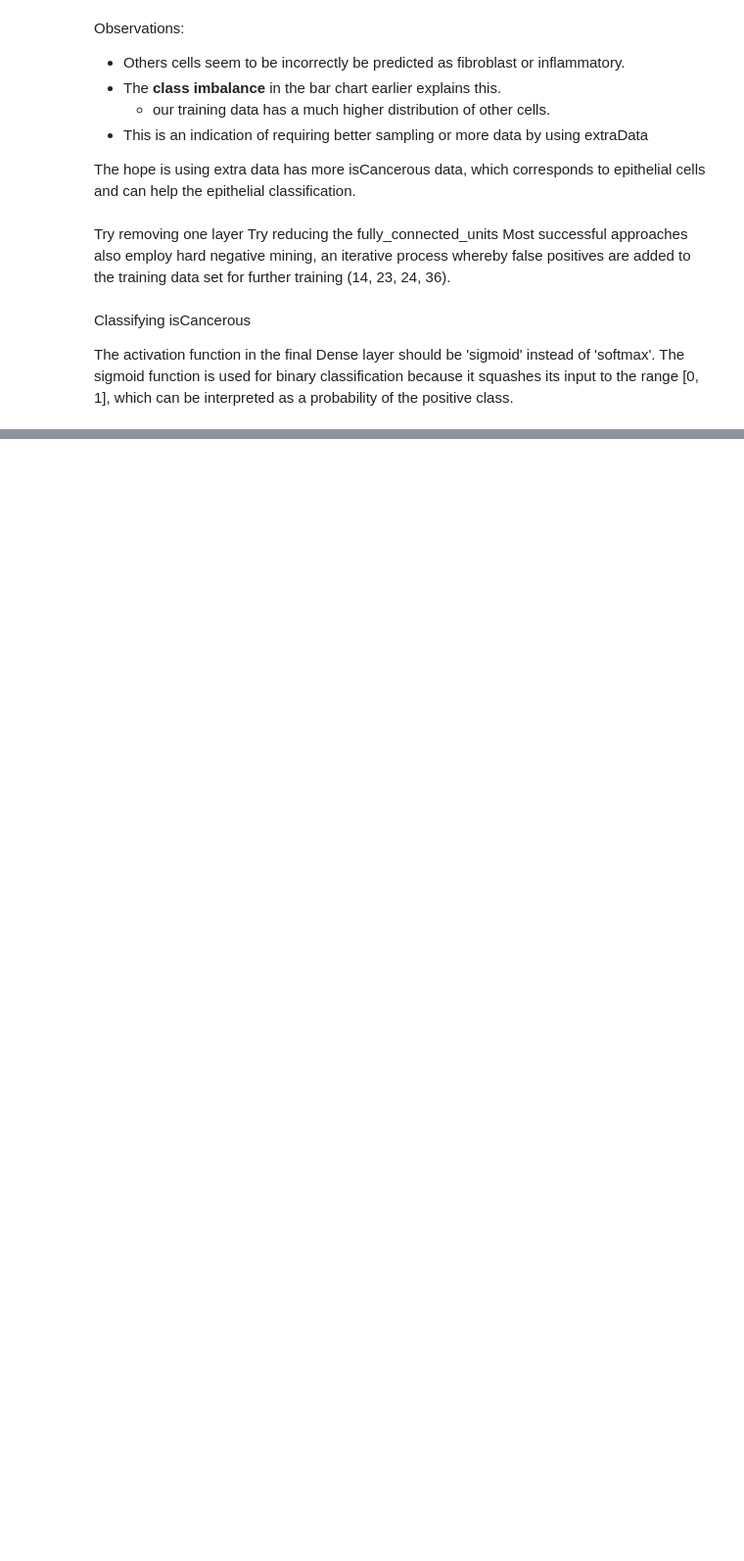
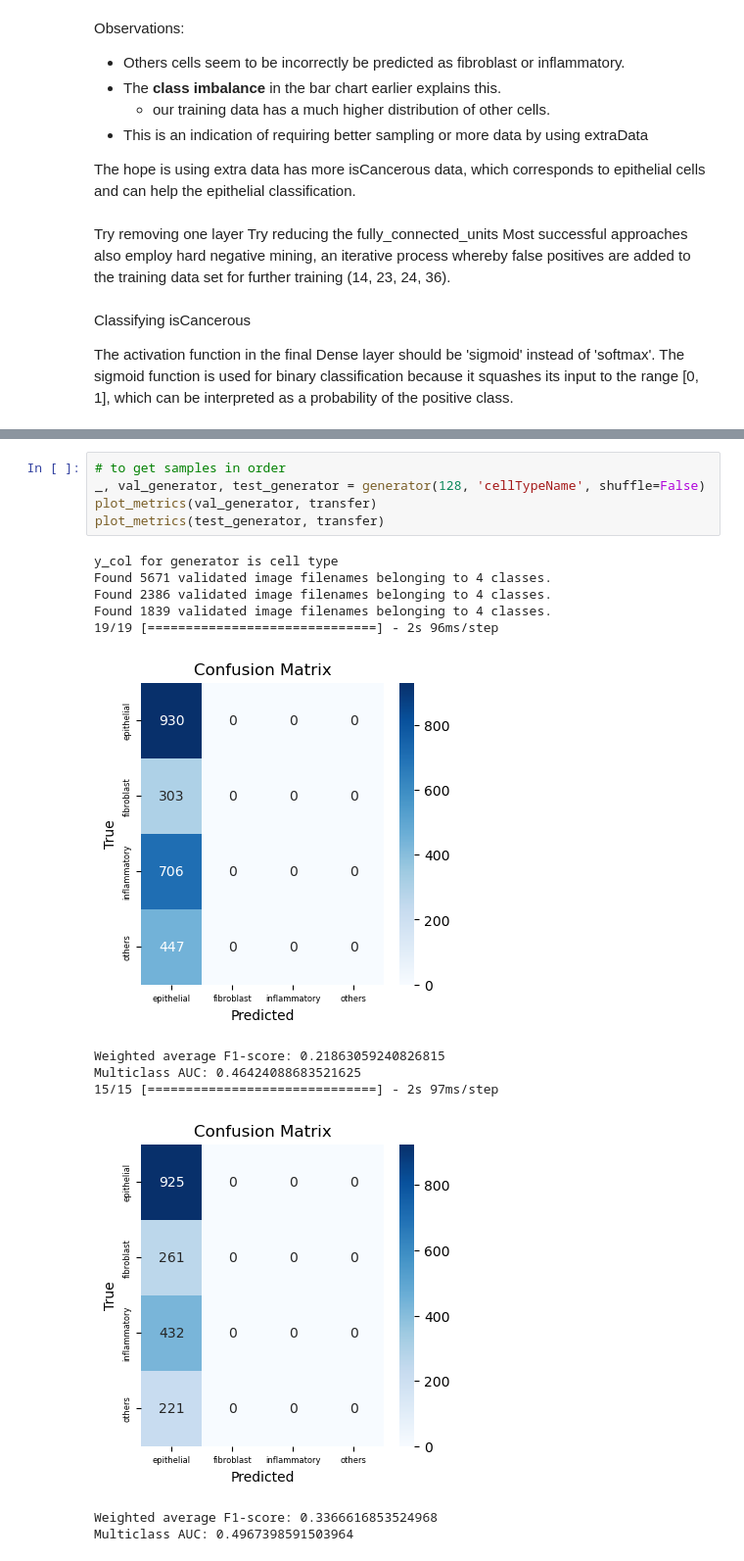
Before and after one commit to Keen2Kode/Machine-Learning, a Jupyter notebook: assignment_2.ipynb, the cells around one changed output, grey strips where cells are left out. Shown at 98% size. Cells and saved outputs as stored; diff of their text form; blank space fills up the shorter version.

```diff
--- a/assignment_2.ipynb
+++ b/assignment_2.ipynb
@@ -693,0 +889,18 @@ Epoch 10/10
+# %%
+# to get samples in order
+_, val_generator, test_generator = generator(128, 'cellTypeName', shuffle=False)
+plot_metrics(val_generator, transfer)
+plot_metrics(test_generator, transfer)
+# %% [output]
+y_col for generator is cell type
+Found 5671 validated image filenames belonging to 4 classes.
+Found 2386 validated image filenames belonging to 4 classes.
+Found 1839 validated image filenames belonging to 4 classes.
+19/19 [==============================] - 2s 96ms/step
+[figure, added]
+Weighted average F1-score: 0.21863059240826815
+Multiclass AUC: 0.46424088683521625
+15/15 [==============================] - 2s 97ms/step
+[figure, added]
+Weighted average F1-score: 0.3366616853524968
+Multiclass AUC: 0.4967398591503964
```
Also changed, not shown: parts of 16 cells of this notebook.
